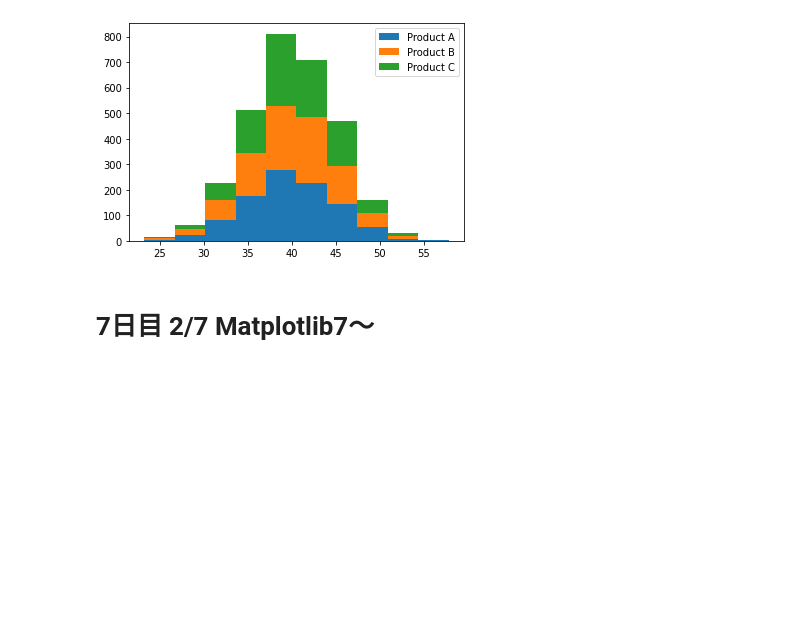
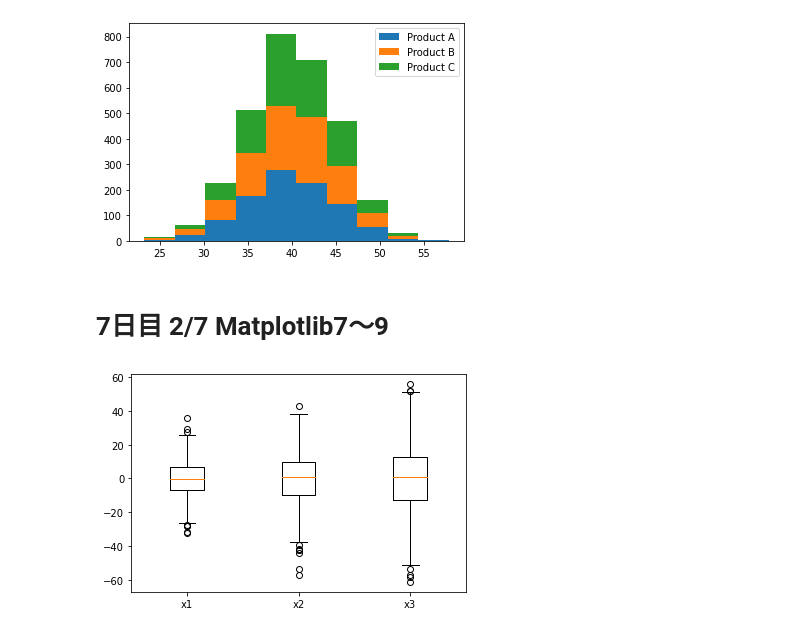
Before and after one commit to haruya0605037/sample2, a Jupyter notebook: python1w.ipynb, the cells around one changed output. Cells and saved outputs as stored; diff of their text form; code cells hidden in the pictures; blank space fills up the shorter version.

```diff
--- a/python1w.ipynb
+++ b/python1w.ipynb
@@ -1096,4 +1096,22 @@ plt.show()
 # %% [output]
 [figure]
 # %% [markdown]
-# 7日目 2/7 Matplotlib7～
+# 7日目 2/7 Matplotlib7～9
+# %%
+# 箱ひげ図1 複数のデータのバラツキを比較する。
+
+# 描画用データセット Numpyのrandomモジュールに組み込まれているnormalメソッド
+import numpy as np
+np.random.seed(123)  # 乱数
+x1 = np.random.normal(0, 10, 1000)  # (平均, 標準偏差, 出力件数)
+x2 = np.random.normal(0, 15, 1000)
+x3 = np.random.normal(0, 20, 1000)
+
+# boxplotメソッドで描画
+import matplotlib.pyplot as plt
+fig, ax = plt.subplots()
+labels = ['x1', 'x2', 'x3']
+ax.boxplot((x1, x2, x3), labels=labels)
+plt.show()
+# %% [output]
+[figure, added]
```
Also changed, not shown: parts of 24 cells of this notebook.
